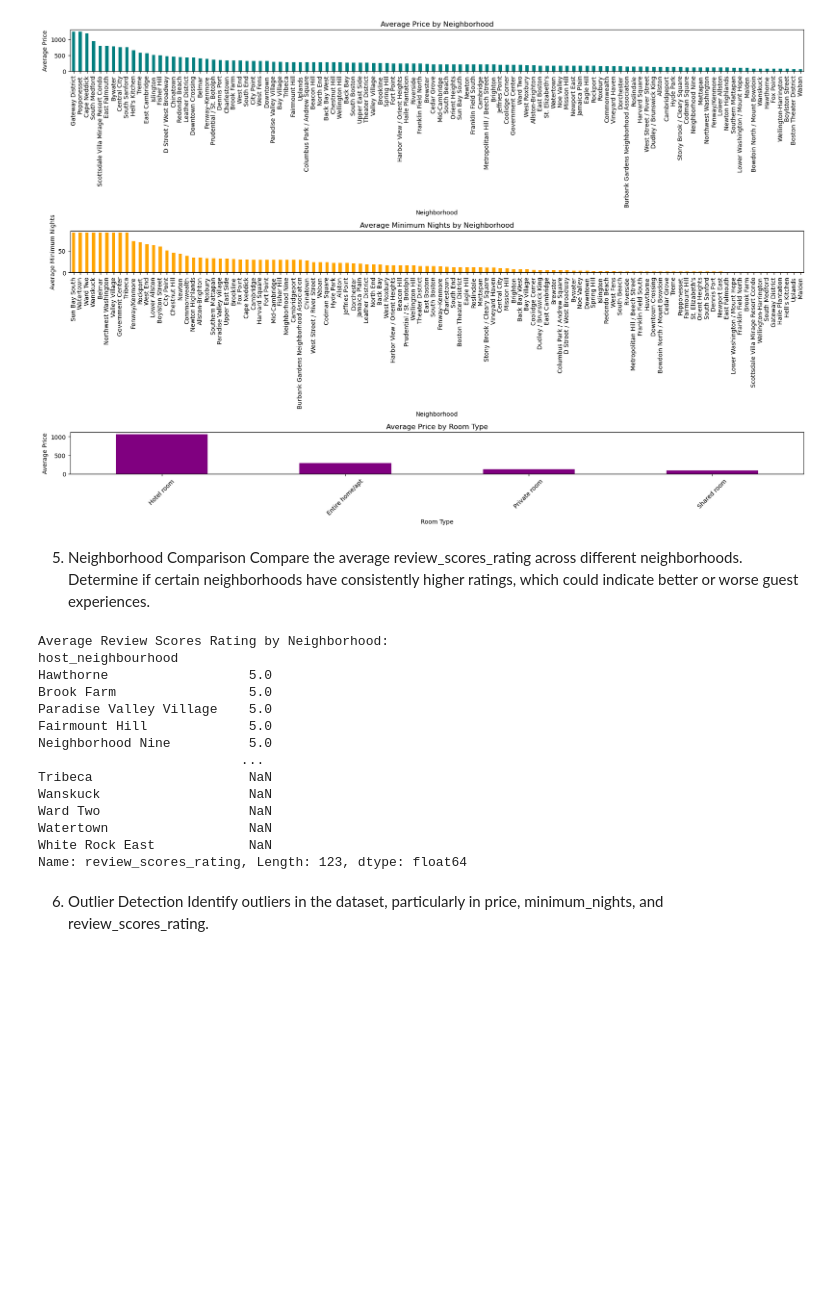
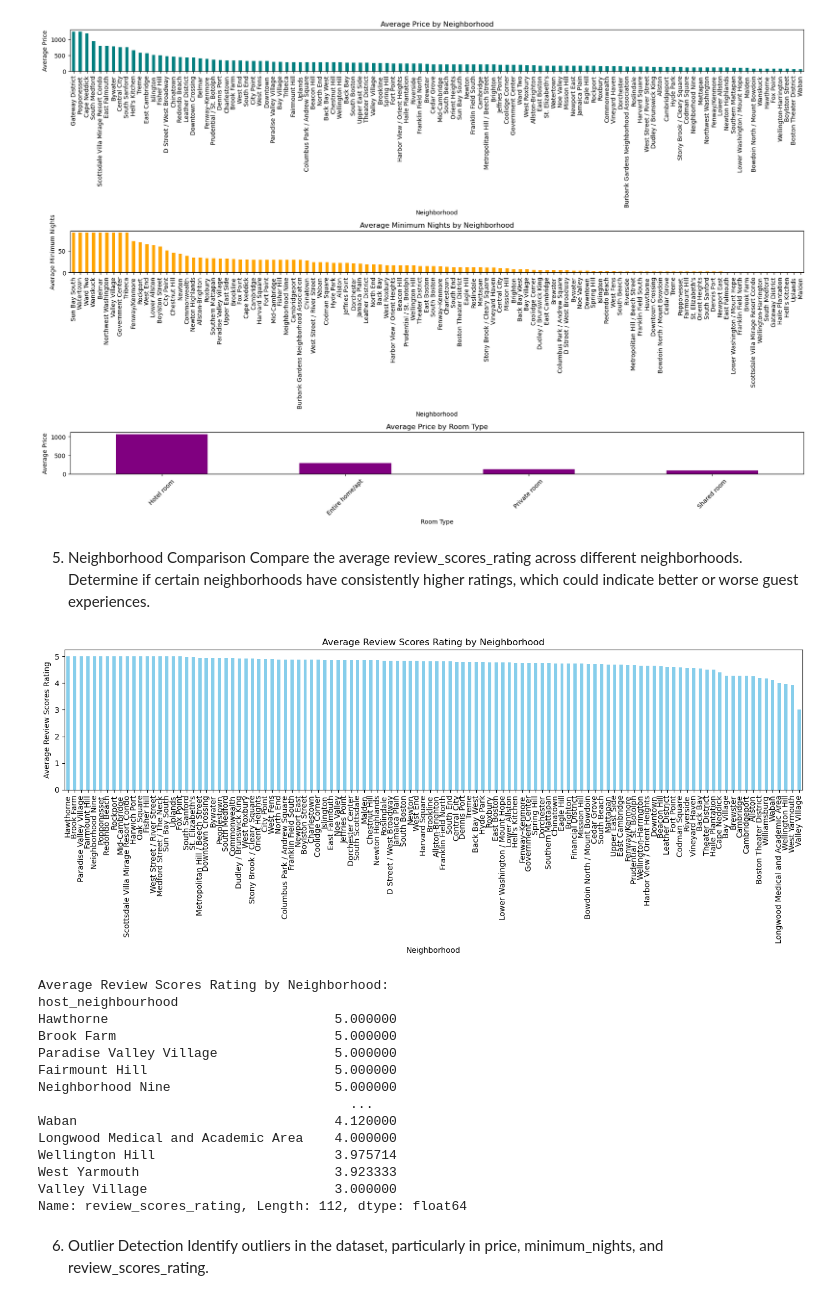
Before and after one commit to venkapk/machine-learning-assignment1, a Jupyter notebook: EDA.ipynb, the cells around one changed output. Cells and saved outputs as stored; diff of their text form; code cells hidden in the pictures; blank space fills up the shorter version.

```diff
--- a/EDA.ipynb
+++ b/EDA.ipynb
@@ -214,37 +214,45 @@ Shared room          86.615385
 Name: price, dtype: float64
 [figure]
 # %% [markdown]
-5. Neighborhood Comparison
-Compare the average review_scores_rating across different
-neighborhoods. Determine if certain neighborhoods have consistently higher
-ratings, which could indicate better or worse guest experiences.
+5. Neighborhood Comparison Compare the average review_scores_rating across different neighborhoods. Determine if certain neighborhoods have consistently higher ratings, which could indicate better or worse guest experiences.
-# %%
-
-# Checking if 'host_neighbourhood' and 'review_scores_rating' columns are present in the dataset
-if 'host_neighbourhood' in data.columns and 'review_scores_rating' in data.columns:
-    # Grouping by neighborhood to get the average review scores rating
-    neighborhood_rating = data.groupby('host_neighbourhood')['review_scores_rating'].mean().sort_values(ascending=False)
-
-    # Display the results
-    print("Average Review Scores Rating by Neighborhood:")
-    print(neighborhood_rating)
-else:
-    print("The dataset does not contain 'host_neighbourhood' or 'review_scores_rating' columns.")
-# %% [output]
-Average Review Scores Rating by Neighborhood:
-host_neighbourhood
-Hawthorne                  5.0
-Brook Farm                 5.0
-Paradise Valley Village    5.0
-Fairmount Hill             5.0
-Neighborhood Nine          5.0
-                          ...
-Tribeca                    NaN
-Wanskuck                   NaN
-Ward Two                   NaN
-Watertown                  NaN
-White Rock East            NaN
-Name: review_scores_rating, Length: 123, dtype: float64
+# %%
+import pandas as pd
+import matplotlib.pyplot as plt
+
+# Assuming the listings_df dataset is already loaded and cleaned
+
+# Calculating average review_scores_rating per neighborhood
+avg_rating_neighbourhood = data.groupby('host_neighbourhood')['review_scores_rating'].mean().dropna().sort_values(ascending=False)
+
+# Plotting the average review_scores_rating across neighborhoods
+plt.figure(figsize=(14, 6))
+avg_rating_neighbourhood.plot(kind='bar', color='skyblue')
+plt.title('Average Review Scores Rating by Neighborhood')
+plt.xlabel('Neighborhood')
+plt.ylabel('Average Review Scores Rating')
+plt.xticks(rotation=90)
+plt.tight_layout()
+plt.show()
+
+# Display the average review scores rating per neighborhood
+print("Average Review Scores Rating by Neighborhood:")
+print(avg_rating_neighbourhood)
+# %% [output]
+[figure, added]
+Average Review Scores Rating by Neighborhood:
+host_neighbourhood
+Hawthorne                             5.000000
+Brook Farm                            5.000000
+Paradise Valley Village               5.000000
+Fairmount Hill                        5.000000
+Neighborhood Nine                     5.000000
+                                        ...
+Waban                                 4.120000
+Longwood Medical and Academic Area    4.000000
+Wellington Hill                       3.975714
+West Yarmouth                         3.923333
+Valley Village                        3.000000
+Name: review_scores_rating, Length: 112, dtype: float64
 # %% [markdown]
 6. Outlier Detection
 Identify outliers in the dataset, particularly in price, minimum_nights, and
```
